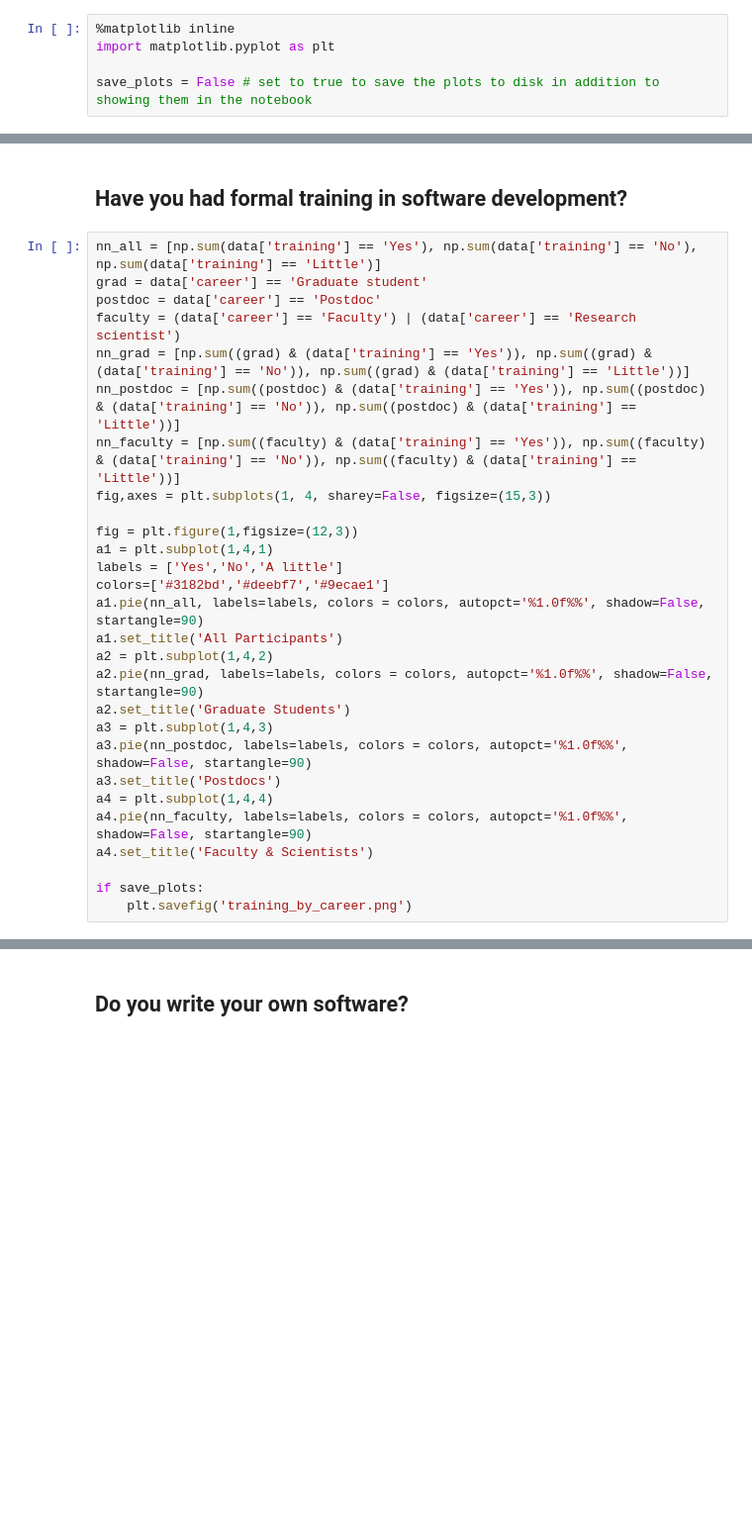
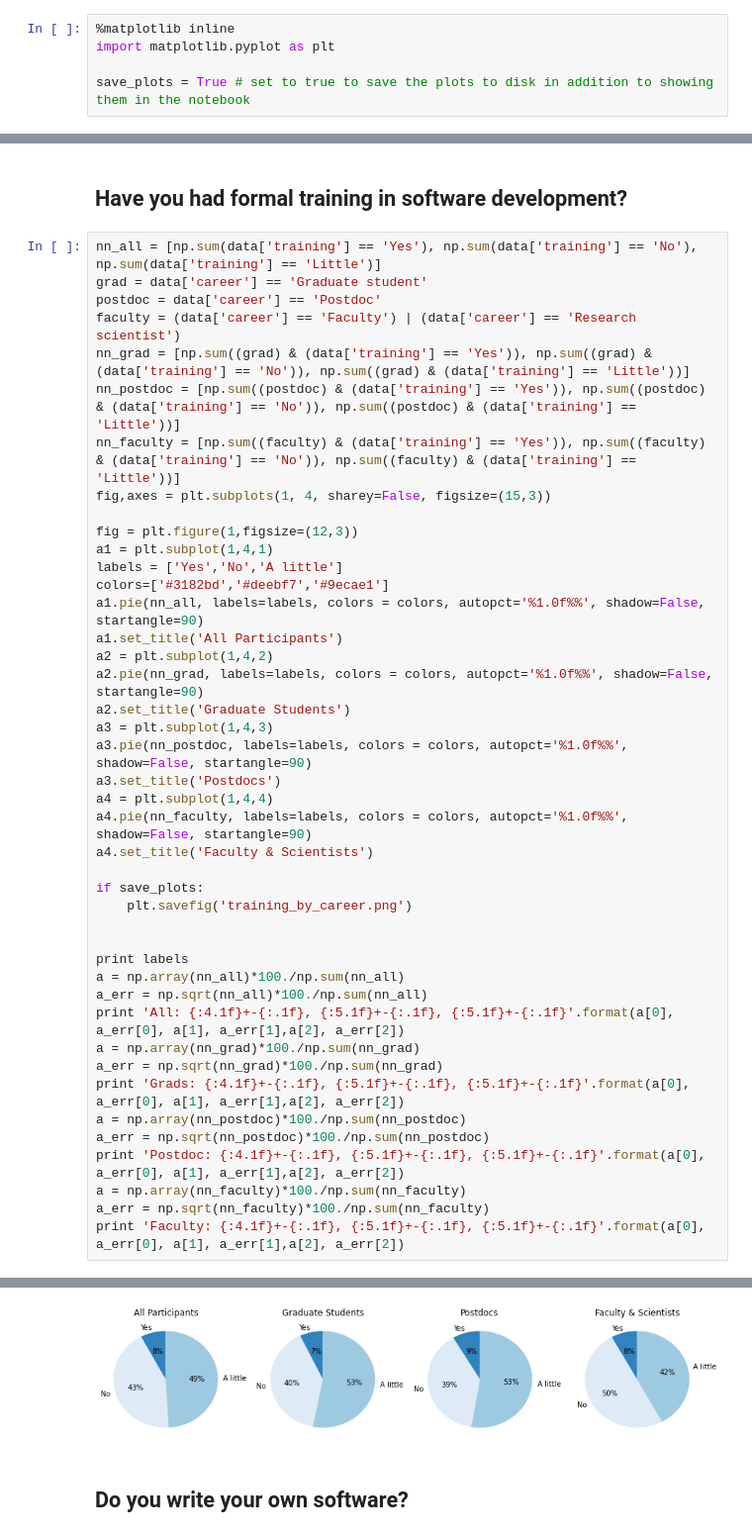
Before and after one commit to eteq/software_survey_analysis, a Jupyter notebook: software_survey.ipynb, the cells around one changed output, grey strips where cells are left out. Shown: that part at 99% size. Cells and saved outputs as stored; diff of their text form; blank space fills up the shorter version.

Commit message:
Added print statements for the errors in all pie charts, changed the axis ranges for some of the histograms.

```diff
--- a/software_survey.ipynb
+++ b/software_survey.ipynb
@@ -16,7 +16,7 @@ from scipy import optimize
 %matplotlib inline
 import matplotlib.pyplot as plt
 
-save_plots = False # set to true to save the plots to disk in addition to showing them in the notebook
+save_plots = True # set to true to save the plots to disk in addition to showing them in the notebook
 # %%
 data = astropy.io.ascii.read('questionaire_data_nocomments.csv', comment='#', delimiter=',')
 # %% [markdown]
@@ -71,3 +73,19 @@ a4.set_title('Faculty & Scientists')
 
 if save_plots:
     plt.savefig('training_by_career.png')
+
+
+print labels
+a = np.array(nn_all)*100./np.sum(nn_all)
+a_err = np.sqrt(nn_all)*100./np.sum(nn_all)
+print 'All: {:4.1f}+-{:.1f}, {:5.1f}+-{:.1f}, {:5.1f}+-{:.1f}'.format(a[0], a_err[0], a[1], a_err[1],a[2], a_err[2])
+a = np.array(nn_grad)*100./np.sum(nn_grad)
+a_err = np.sqrt(nn_grad)*100./np.sum(nn_grad)
+print 'Grads: {:4.1f}+-{:.1f}, {:5.1f}+-{:.1f}, {:5.1f}+-{:.1f}'.format(a[0], a_err[0], a[1], a_err[1],a[2], a_err[2])
+a = np.array(nn_postdoc)*100./np.sum(nn_postdoc)
+a_err = np.sqrt(nn_postdoc)*100./np.sum(nn_postdoc)
+print 'Postdoc: {:4.1f}+-{:.1f}, {:5.1f}+-{:.1f}, {:5.1f}+-{:.1f}'.format(a[0], a_err[0], a[1], a_err[1],a[2], a_err[2])
+a = np.array(nn_faculty)*100./np.sum(nn_faculty)
+a_err = np.sqrt(nn_faculty)*100./np.sum(nn_faculty)
+print 'Faculty: {:4.1f}+-{:.1f}, {:5.1f}+-{:.1f}, {:5.1f}+-{:.1f}'.format(a[0], a_err[0], a[1], a_err[1],a[2], a_err[2])
+# %% [output]
@@ -74,3 +97,4 @@ if save_plots:
+[figure, added]
 # %% [markdown]
 ## Do you write your own software?
 # %%
```
Also changed, not shown: parts of 24 cells of this notebook.
